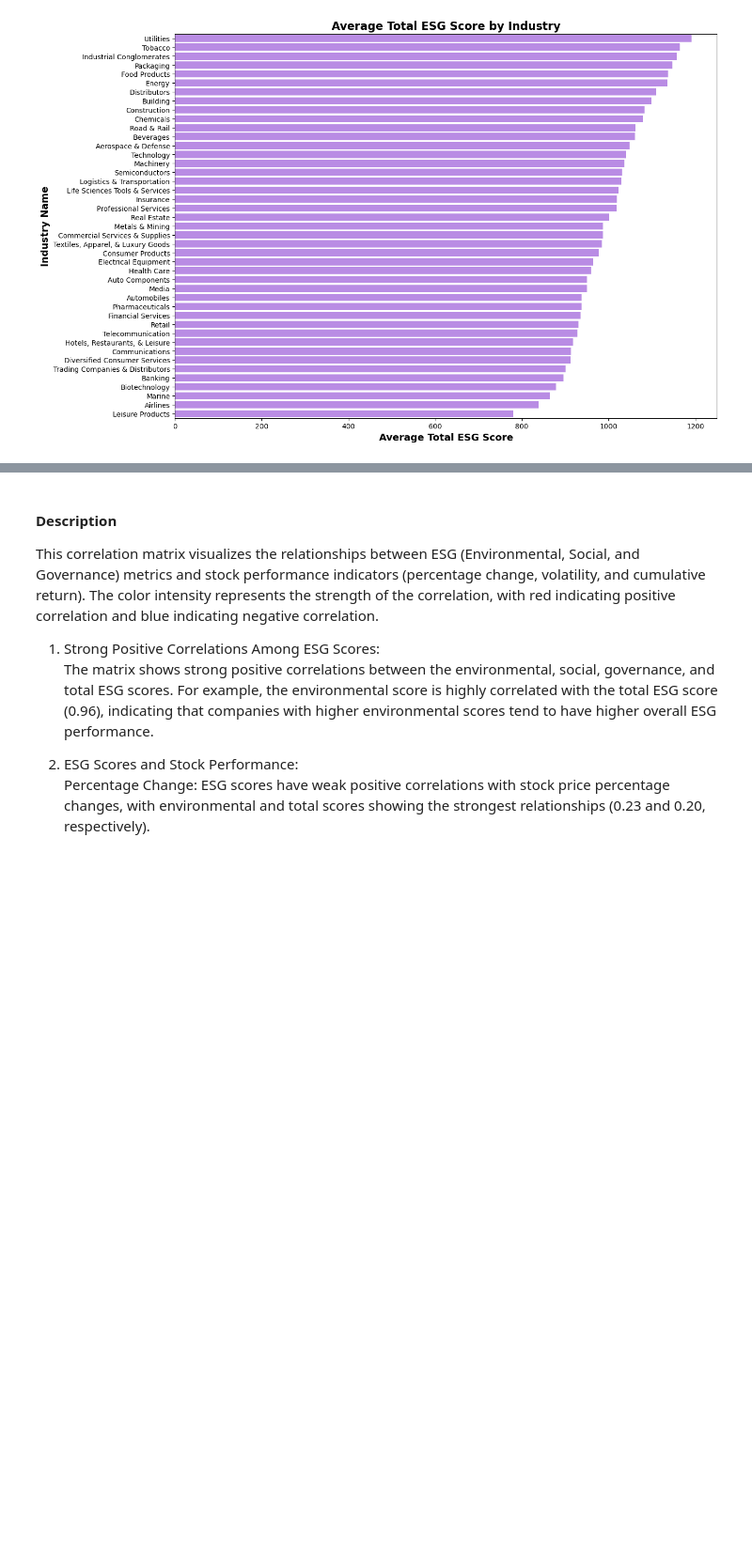
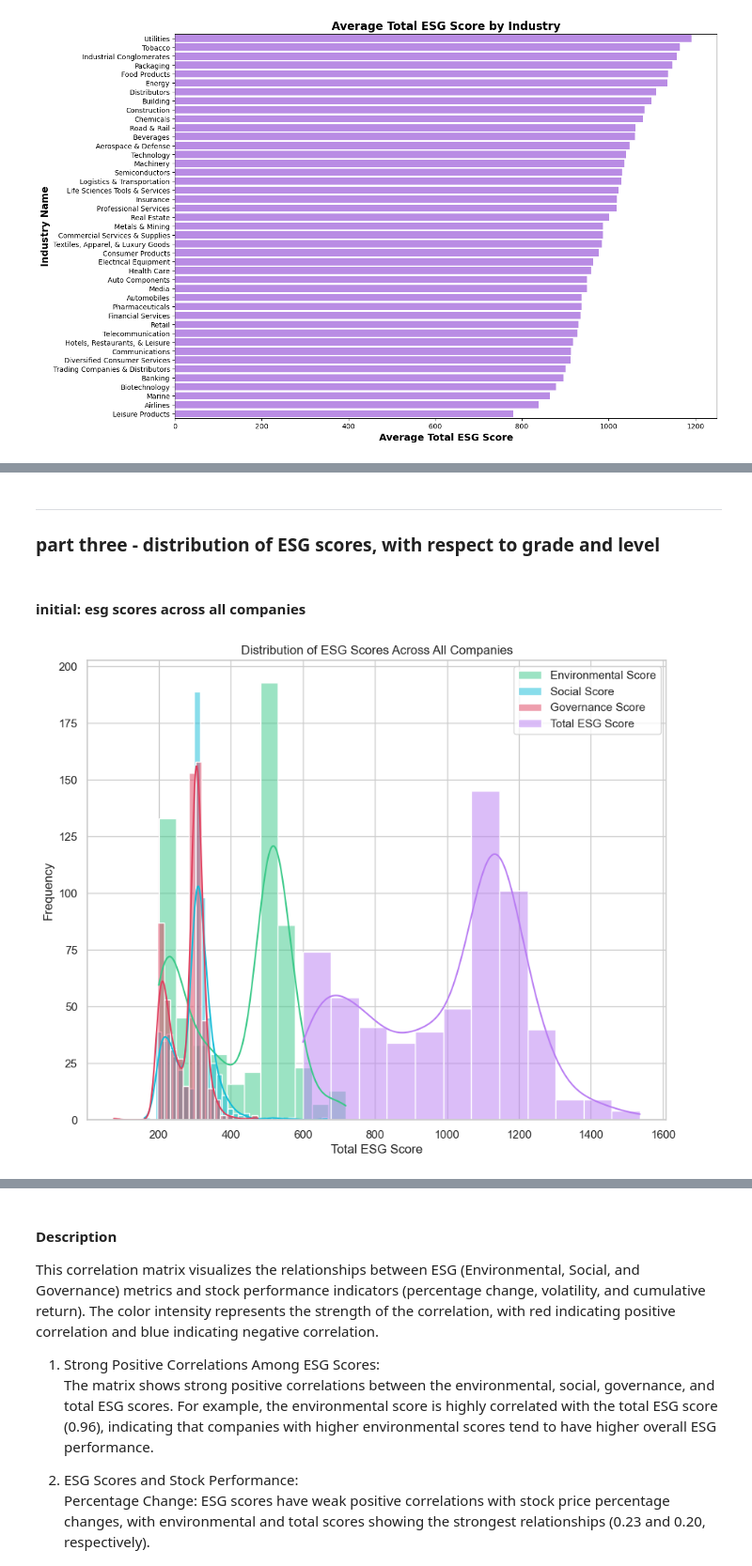
Before and after one commit to anushabishayee/info2950_finalproject, a Jupyter notebook: Phase2..ipynb, the cells around one changed output, grey strips where cells are left out. Shown at 94% size. Cells and saved outputs as stored; diff of their text form; code cells hidden in the pictures; blank space fills up the shorter version.

```diff
--- a/Phase2..ipynb
+++ b/Phase2..ipynb
@@ -794,0 +556,21 @@ max           737.499983    0.192400           7.375000
+# %% [markdown]
+---
+### part three - distribution of ESG scores, with respect to grade and level
+# %% [markdown]
+#### initial: esg scores across all companies
+# %%
+sns.set(style="whitegrid")
+
+plt.figure(figsize = (10, 8))
+sns.histplot(merged_df['environment_score'], kde = True, color = '#39c988', label = 'Environmental Score')
+sns.histplot(merged_df['social_score'], kde = True, color = '#13bcd8', label = 'Social Score')
+sns.histplot(merged_df['governance_score'], kde = True, color = '#df3e5d', label = 'Governance Score')
+sns.histplot(merged_df['total_score'], kde = True, color = '#b97df3', label = 'Total ESG Score')
+
+plt.title('Distribution of ESG Scores Across All Companies')
+plt.xlabel('Total ESG Score')
+plt.ylabel('Frequency')
+plt.legend()
+plt.show()
+# %% [output]
+[figure, added]
```
Also changed, not shown: parts of 68 cells of this notebook.
